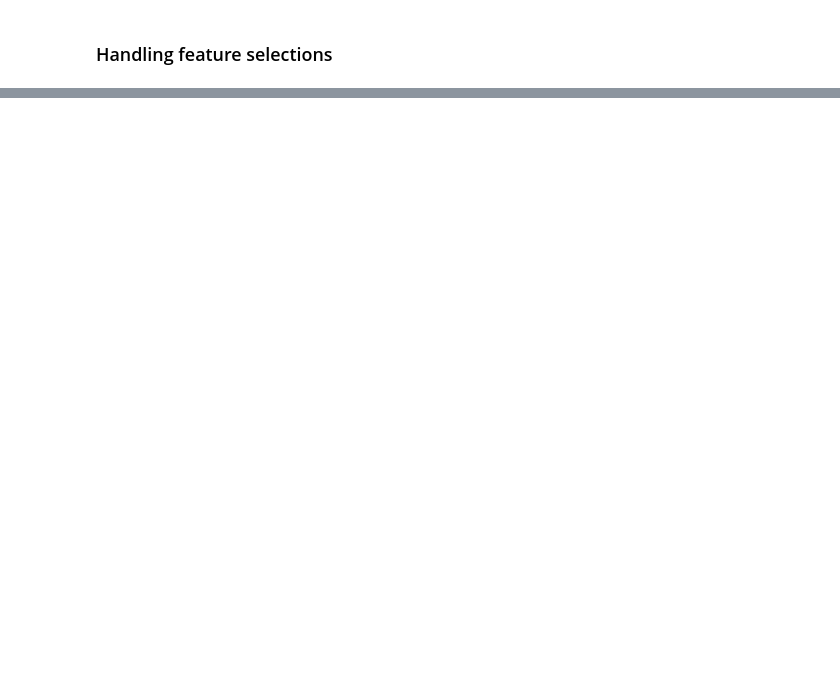
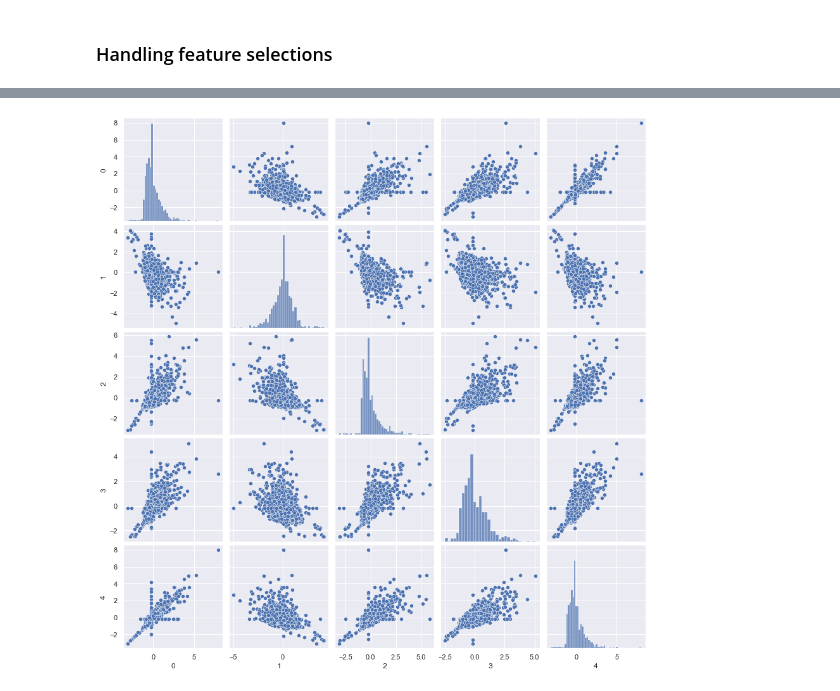
Before and after one commit to qglht/AML, a Jupyter notebook: Project1.ipynb, the cells around one changed output, grey strips where cells are left out. Cells and saved outputs as stored; diff of their text form; code cells hidden in the pictures; blank space fills up the shorter version.

```diff
--- a/Project1.ipynb
+++ b/Project1.ipynb
@@ -176,0 +148,6 @@ LinearRegression()
+# %%
+sns.set()
+sns.pairplot(X_dtf, size = 2.5)
+plt.show();
+# %% [output]
+[figure, added]
```
Also changed, not shown: parts of 19 cells of this notebook.
